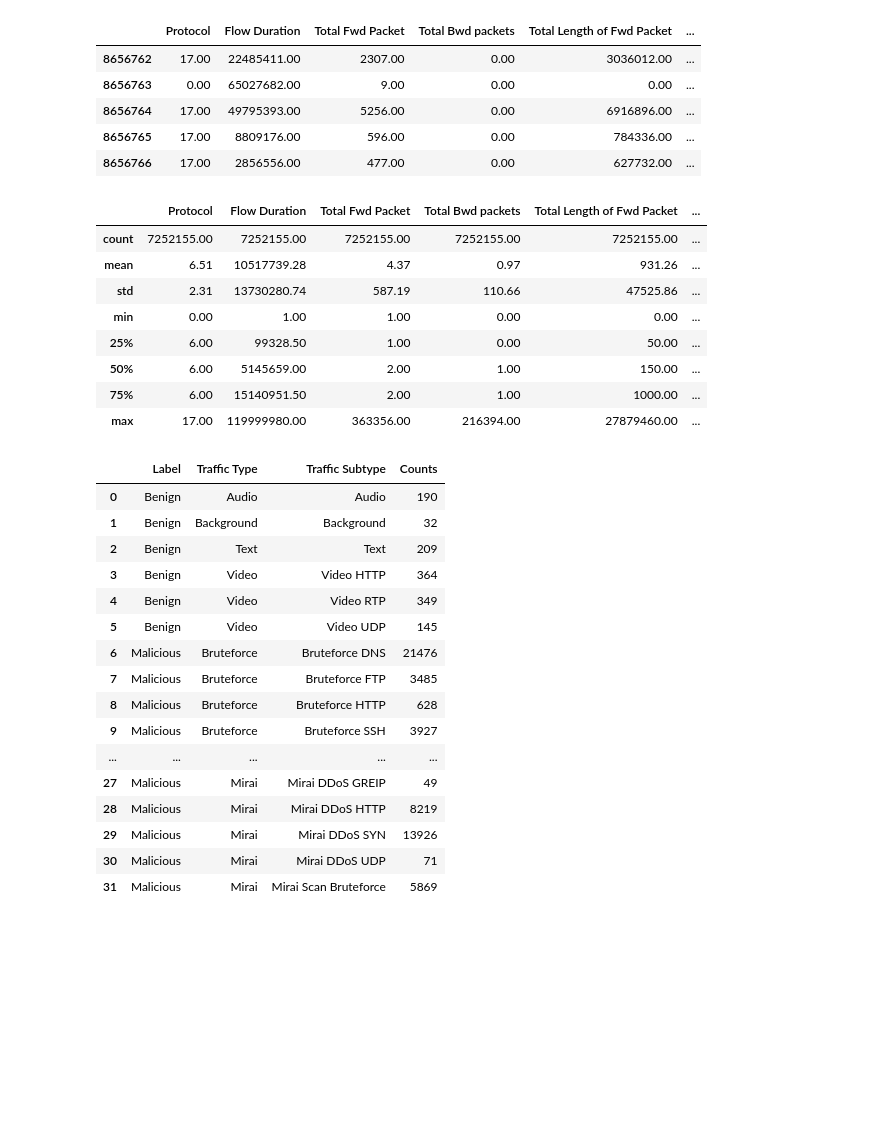
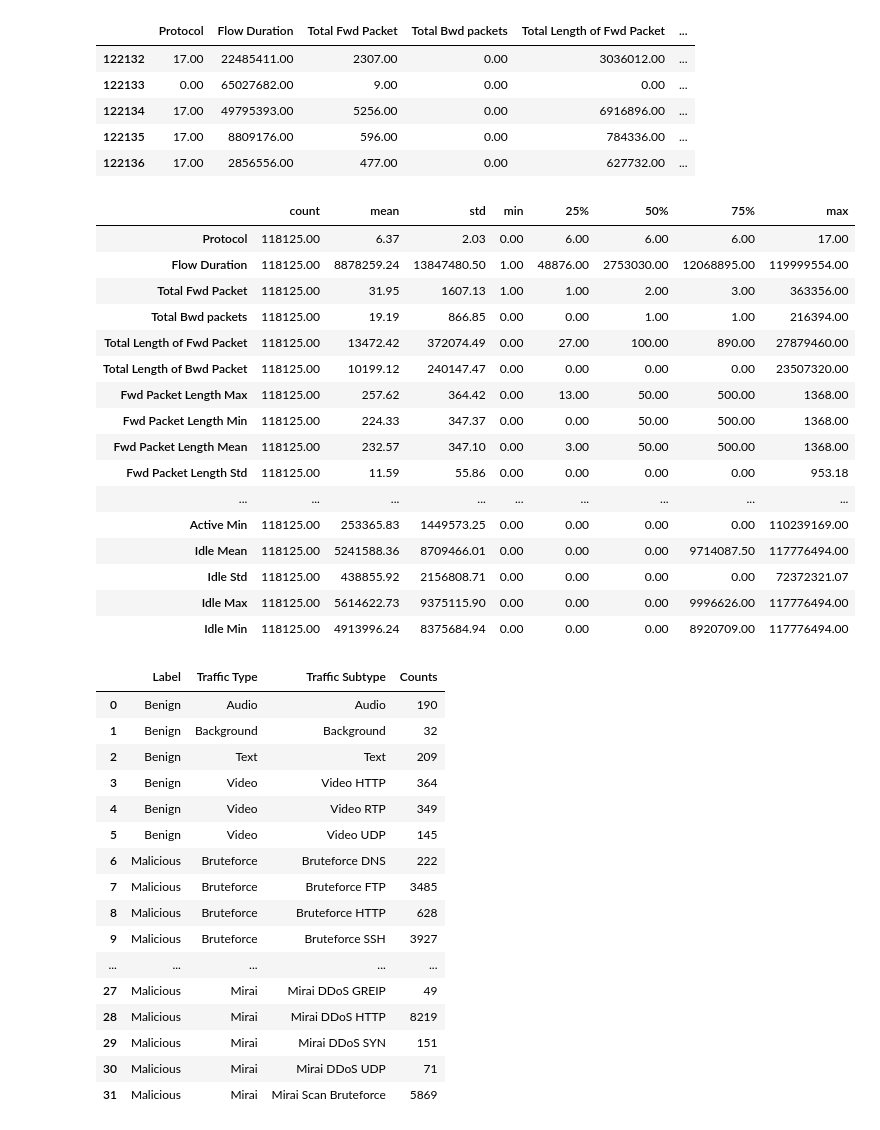
Before and after one commit to dimsigma/Uni_Data_Mining_Project_2025, a Jupyter notebook: project.ipynb, the cells around one changed output. Saved outputs shown, nothing was run; the diff lists cells and outputs as text; code cells hidden in the pictures; blank space fills up the shorter version.

```diff
--- a/project.ipynb
+++ b/project.ipynb
@@ -12,26 +16,31 @@ pd.options.display.float_format = "{:.2f}".format
 # %%
 ### Sampling
-subtype_counts = df_data["Traffic Subtype"].value_counts()
-subtypes_smapling = subtype_counts[subtype_counts > 10000].index
-df_sampling = df_data.filter(subtypes_smapling.tolist())
-df_sampled = df_sampling.sample(frac=0.01)
+def sampling(df: pd.DataFrame, cap: int, rate: float) -> pd.DataFrame:
+    print("Dataset before sampling & removing unecessary data, duplicates has", df.shape[0], "rows and", df.shape[1], "columns")
+    print("Sampling ...")
+    subtype_counts = df["Traffic Subtype"].value_counts()  # All the traffic subtypes
+    subtypes_sampling = subtype_counts[subtype_counts > cap].index    # All the traffic subtypes with over 10000 rows
+    subtypes_nosampling = subtype_counts[subtype_counts <= cap].index # All the traffic subtypes with under 10000 rows
+
+    df_sampling = df[df["Traffic Subtype"].isin(subtypes_sampling)]   # DataFrame with all the oversized traffic subtypes
+    df_sampled = df_sampling.sample(frac=rate)  # Sampled DataFrame for oversized traffic types
+    df_notsampled = df[df["Traffic Subtype"].isin(subtypes_nosampling)]   # DataFrame for rest of traffic types
+    df_formatted =  pd.concat([df_sampled, df_notsampled], ignore_index=True)  # Final  partially sampled DataFrame
+
+    print("Removing unnecessary data and duplicates ...")
+    df_final = df_formatted.drop(columns=DROP_LABELS)
+    df_final =  df_final.drop_duplicates()
+    print("Dataset after sampling & removing unecessary data, duplicates has", df_final.shape[0], "rows and", df_final.shape[1], "columns")
+
+    return df_final
 # %%
 ### Data introduction
-# Identify unnecessary and target columns
-DROP_LABELS = ["Flow ID", "Src IP", "Src Port", "Dst IP", "Dst Port", "Timestamp"]
-TARGET_LABELS = ["Label", "Traffic Type", "Traffic Subtype"]
 
 # Drop unnecessary columns and present data
 def present(df: pd.DataFrame) -> pd.DataFrame:
-    print("Dataset before removing unecessary data and duplicates has", df.shape[0], "rows and", df.shape[1], "columns")
-    print("Removing unnecessary data and duplicates ...")
-    df = df.drop(columns=DROP_LABELS)
-    df = df.drop_duplicates()
-    print("Dataset after removing unecessary data and duplicates has", df.shape[0], "rows and", df.shape[1], "columns")
-
     display(df.head())
     display(df.tail())
-    display(df.describe())
+    display(df.describe().T)
     display(df.groupby(TARGET_LABELS).size().reset_index(name="Counts"))
 
     return df
@@ -84,6 +97,6 @@ def countplot(df: pd.DataFrame, title: str) -> None:
     plt.show()
 # %%
-### Remove excess metrics and duplicates, present data
-df = present(df_data)
-del df_data
+### Sampling, remove excess metrics and duplicates, present data
+df_sampled = sampling(df_data, cap=10000, rate=0.01)
+df = present(df_sampled)
 # %% [output]
@@ -99,18 +113,26 @@ Dataset after removing unecessary data and duplicates has 7252155 rows and 80 co
 |  | Protocol | Flow Duration | Total Fwd Packet | Total Bwd packets | Total Length of Fwd Packet | ... |
-| 8656762 | 17.00 | 22485411.00 | 2307.00 | 0.00 | 3036012.00 | ... |
-| 8656763 | 0.00 | 65027682.00 | 9.00 | 0.00 | 0.00 | ... |
-| 8656764 | 17.00 | 49795393.00 | 5256.00 | 0.00 | 6916896.00 | ... |
-| 8656765 | 17.00 | 8809176.00 | 596.00 | 0.00 | 784336.00 | ... |
-| 8656766 | 17.00 | 2856556.00 | 477.00 | 0.00 | 627732.00 | ... |
+| 122132 | 17.00 | 22485411.00 | 2307.00 | 0.00 | 3036012.00 | ... |
+| 122133 | 0.00 | 65027682.00 | 9.00 | 0.00 | 0.00 | ... |
+| 122134 | 17.00 | 49795393.00 | 5256.00 | 0.00 | 6916896.00 | ... |
+| 122135 | 17.00 | 8809176.00 | 596.00 | 0.00 | 784336.00 | ... |
+| 122136 | 17.00 | 2856556.00 | 477.00 | 0.00 | 627732.00 | ... |
-|  | Protocol | Flow Duration | Total Fwd Packet | Total Bwd packets | Total Length of Fwd Packet | ... |
-| count | 7252155.00 | 7252155.00 | 7252155.00 | 7252155.00 | 7252155.00 | ... |
-| mean | 6.51 | 10517739.28 | 4.37 | 0.97 | 931.26 | ... |
-| std | 2.31 | 13730280.74 | 587.19 | 110.66 | 47525.86 | ... |
-| min | 0.00 | 1.00 | 1.00 | 0.00 | 0.00 | ... |
-| 25% | 6.00 | 99328.50 | 1.00 | 0.00 | 50.00 | ... |
-| 50% | 6.00 | 5145659.00 | 2.00 | 1.00 | 150.00 | ... |
-| 75% | 6.00 | 15140951.50 | 2.00 | 1.00 | 1000.00 | ... |
-| max | 17.00 | 119999980.00 | 363356.00 | 216394.00 | 27879460.00 | ... |
+|  | count | mean | std | min | 25% | 50% | 75% | max |
+| Protocol | 118125.00 | 6.37 | 2.03 | 0.00 | 6.00 | 6.00 | 6.00 | 17.00 |
+| Flow Duration | 118125.00 | 8878259.24 | 13847480.50 | 1.00 | 48876.00 | 2753030.00 | 12068895.00 | 119999554.00 |
+| Total Fwd Packet | 118125.00 | 31.95 | 1607.13 | 1.00 | 1.00 | 2.00 | 3.00 | 363356.00 |
+| Total Bwd packets | 118125.00 | 19.19 | 866.85 | 0.00 | 0.00 | 1.00 | 1.00 | 216394.00 |
+| Total Length of Fwd Packet | 118125.00 | 13472.42 | 372074.49 | 0.00 | 27.00 | 100.00 | 890.00 | 27879460.00 |
+| Total Length of Bwd Packet | 118125.00 | 10199.12 | 240147.47 | 0.00 | 0.00 | 0.00 | 0.00 | 23507320.00 |
+| Fwd Packet Length Max | 118125.00 | 257.62 | 364.42 | 0.00 | 13.00 | 50.00 | 500.00 | 1368.00 |
+| Fwd Packet Length Min | 118125.00 | 224.33 | 347.37 | 0.00 | 0.00 | 50.00 | 500.00 | 1368.00 |
+| Fwd Packet Length Mean | 118125.00 | 232.57 | 347.10 | 0.00 | 3.00 | 50.00 | 500.00 | 1368.00 |
+| Fwd Packet Length Std | 118125.00 | 11.59 | 55.86 | 0.00 | 0.00 | 0.00 | 0.00 | 953.18 |
+| ... | ... | ... | ... | ... | ... | ... | ... | ... |
+| Active Min | 118125.00 | 253365.83 | 1449573.25 | 0.00 | 0.00 | 0.00 | 0.00 | 110239169.00 |
+| Idle Mean | 118125.00 | 5241588.36 | 8709466.01 | 0.00 | 0.00 | 0.00 | 9714087.50 | 117776494.00 |
+| Idle Std | 118125.00 | 438855.92 | 2156808.71 | 0.00 | 0.00 | 0.00 | 0.00 | 72372321.07 |
+| Idle Max | 118125.00 | 5614622.73 | 9375115.90 | 0.00 | 0.00 | 0.00 | 9996626.00 | 117776494.00 |
+| Idle Min | 118125.00 | 4913996.24 | 8375684.94 | 0.00 | 0.00 | 0.00 | 8920709.00 | 117776494.00 |
 |  | Label | Traffic Type | Traffic Subtype | Counts |
 | 0 | Benign | Audio | Audio | 190 |
 | 1 | Benign | Background | Background | 32 |
@@ -118,14 +140,14 @@ Dataset after removing unecessary data and duplicates has 7252155 rows and 80 co
 | 3 | Benign | Video | Video HTTP | 364 |
 | 4 | Benign | Video | Video RTP | 349 |
 | 5 | Benign | Video | Video UDP | 145 |
-| 6 | Malicious | Bruteforce | Bruteforce DNS | 21476 |
+| 6 | Malicious | Bruteforce | Bruteforce DNS | 222 |
 | 7 | Malicious | Bruteforce | Bruteforce FTP | 3485 |
 | 8 | Malicious | Bruteforce | Bruteforce HTTP | 628 |
 | 9 | Malicious | Bruteforce | Bruteforce SSH | 3927 |
 | ... | ... | ... | ... | ... |
 | 27 | Malicious | Mirai | Mirai DDoS GREIP | 49 |
 | 28 | Malicious | Mirai | Mirai DDoS HTTP | 8219 |
-| 29 | Malicious | Mirai | Mirai DDoS SYN | 13926 |
+| 29 | Malicious | Mirai | Mirai DDoS SYN | 151 |
 | 30 | Malicious | Mirai | Mirai DDoS UDP | 71 |
 | 31 | Malicious | Mirai | Mirai Scan Bruteforce | 5869 |
 # %%
```
Also changed, not shown: parts of 8 cells of this notebook.
